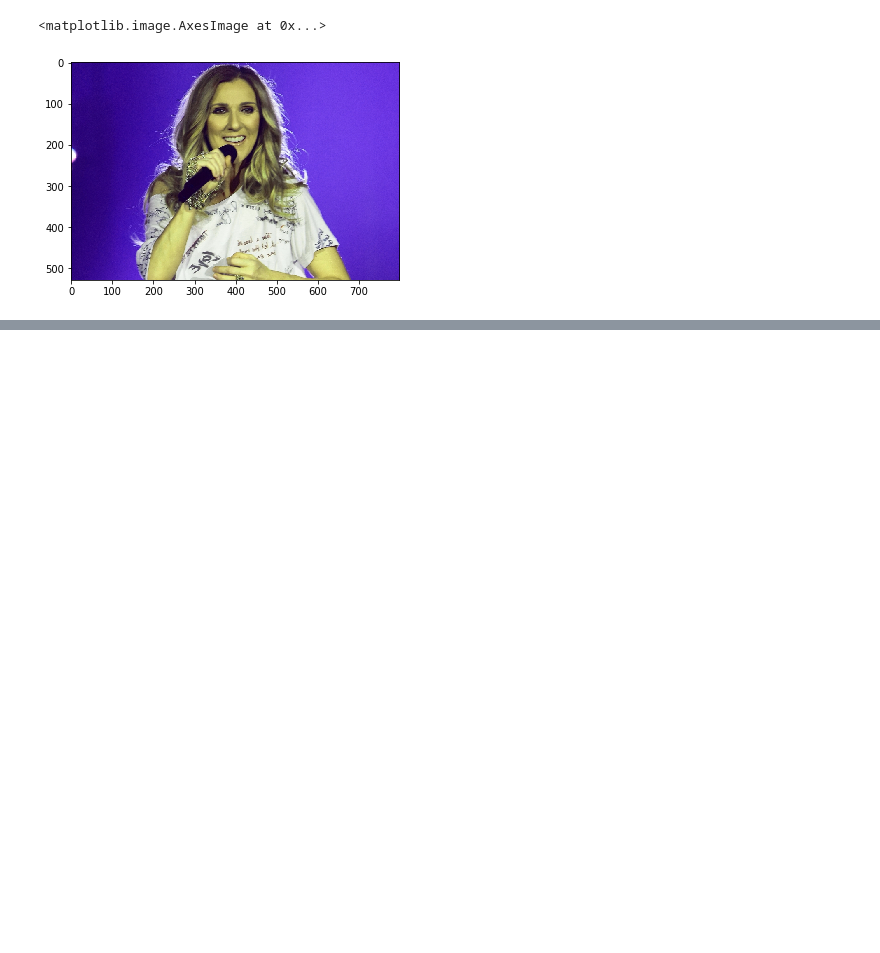
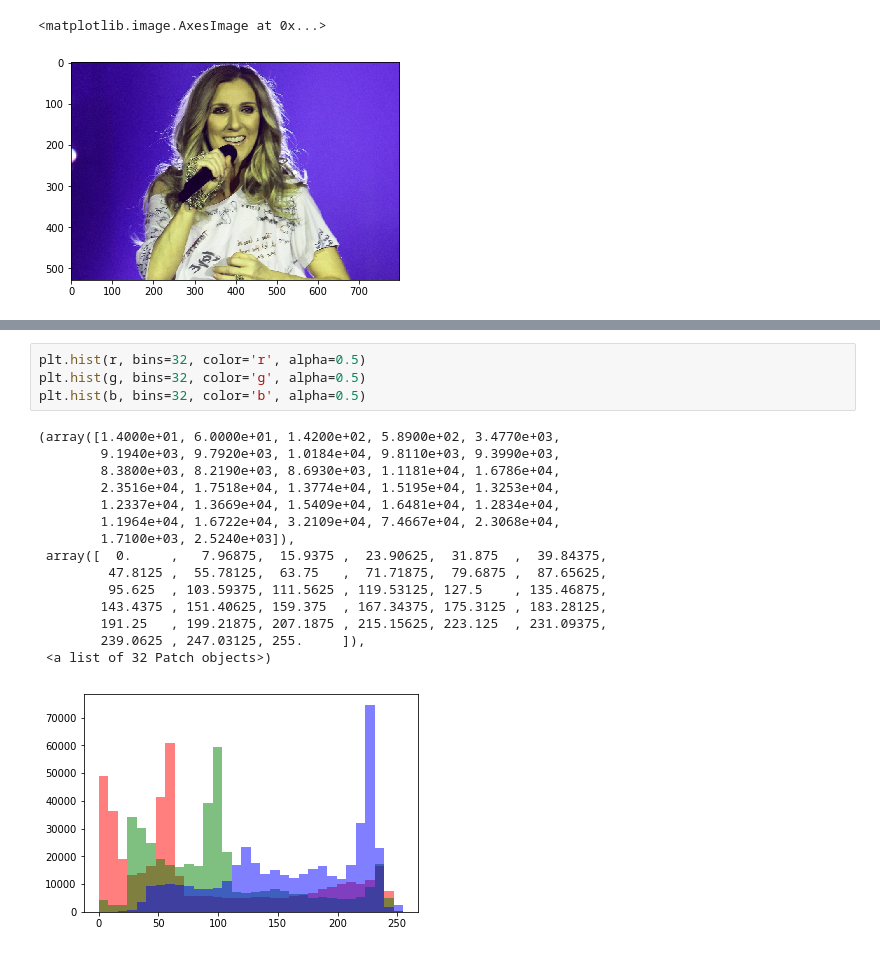
Before and after one commit to amicuscertus/Colab001, a Jupyter notebook: scikit_image001.ipynb, the cells around one changed output, grey strips where cells are left out. Saved outputs shown, nothing was run; the diff lists cells and outputs as text; blank space fills up the shorter version.

```diff
--- a/scikit_image001.ipynb
+++ b/scikit_image001.ipynb
@@ -60,0 +83,20 @@ plt.imshow(celine_new)
+# %%
+plt.hist(r, bins=32, color='r', alpha=0.5)
+plt.hist(g, bins=32, color='g', alpha=0.5)
+plt.hist(b, bins=32, color='b', alpha=0.5)
+# %% [output]
+(array([1.4000e+01, 6.0000e+01, 1.4200e+02, 5.8900e+02, 3.4770e+03,
+        9.1940e+03, 9.7920e+03, 1.0184e+04, 9.8110e+03, 9.3990e+03,
+        8.3800e+03, 8.2190e+03, 8.6930e+03, 1.1181e+04, 1.6786e+04,
+        2.3516e+04, 1.7518e+04, 1.3774e+04, 1.5195e+04, 1.3253e+04,
+        1.2337e+04, 1.3669e+04, 1.5409e+04, 1.6481e+04, 1.2834e+04,
+        1.1964e+04, 1.6722e+04, 3.2109e+04, 7.4667e+04, 2.3068e+04,
+        1.7100e+03, 2.5240e+03]),
+ array([  0.     ,   7.96875,  15.9375 ,  23.90625,  31.875  ,  39.84375,
+         47.8125 ,  55.78125,  63.75   ,  71.71875,  79.6875 ,  87.65625,
+         95.625  , 103.59375, 111.5625 , 119.53125, 127.5    , 135.46875,
+        143.4375 , 151.40625, 159.375  , 167.34375, 175.3125 , 183.28125,
+        191.25   , 199.21875, 207.1875 , 215.15625, 223.125  , 231.09375,
+        239.0625 , 247.03125, 255.     ]),
+ <a list of 32 Patch objects>)
+[figure, added]
```
Also changed, not shown: parts of 5 cells of this notebook.
